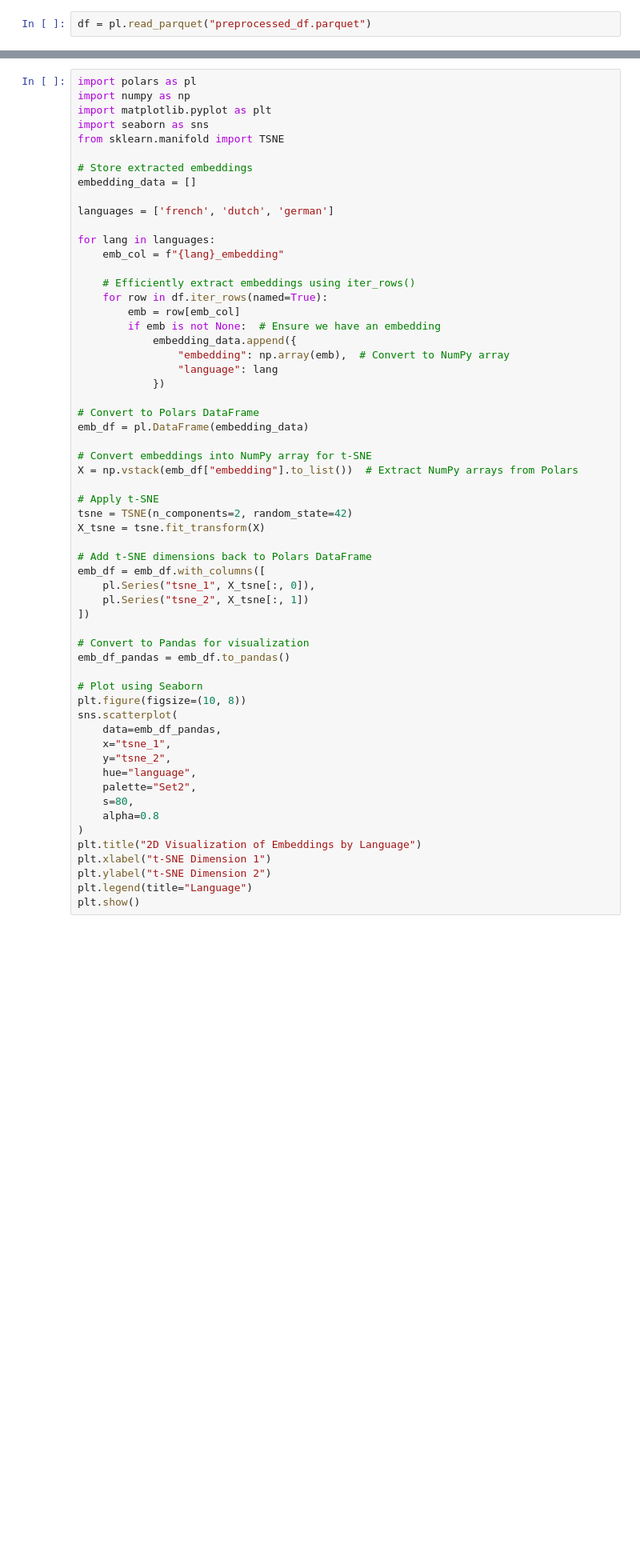
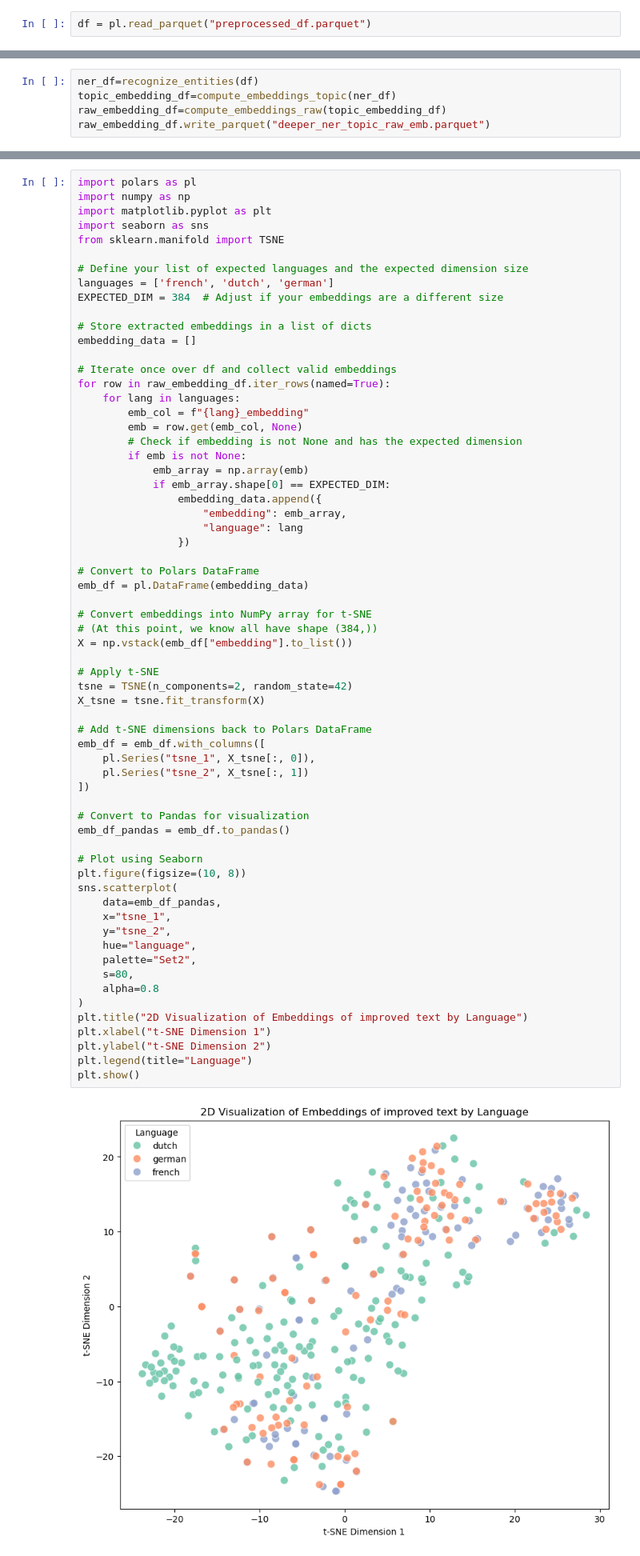
Before and after one commit to Romainkul/Datathon_KUL, a Jupyter notebook: Datathon_Preprocessing.ipynb, the cells around one changed output, grey strips where cells are left out. Shown at 80% size. Drawn from its saved outputs; the diff is of its cells as text; blank space fills up the shorter version.

Commit message:
added plots

```diff
--- a/Datathon_Preprocessing.ipynb
+++ b/Datathon_Preprocessing.ipynb
@@ -538,0 +643,5 @@ df = pl.read_parquet("preprocessed_df.parquet")
+# %%
+ner_df=recognize_entities(df)
+topic_embedding_df=compute_embeddings_topic(ner_df)
+raw_embedding_df=compute_embeddings_raw(topic_embedding_df)
+raw_embedding_df.write_parquet("deeper_ner_topic_raw_emb.parquet")
@@ -543,55 +656,62 @@ import matplotlib.pyplot as plt
 import seaborn as sns
 from sklearn.manifold import TSNE
 
-# Store extracted embeddings
+# Define your list of expected languages and the expected dimension size
+languages = ['french', 'dutch', 'german']
+EXPECTED_DIM = 384  # Adjust if your embeddings are a different size
+
+# Store extracted embeddings in a list of dicts
 embedding_data = []
 
-languages = ['french', 'dutch', 'german']
-
-for lang in languages:
-    emb_col = f"{lang}_embedding"
-
-    # Efficiently extract embeddings using iter_rows()
-    for row in df.iter_rows(named=True):
-        emb = row[emb_col]
-        if emb is not None:  # Ensure we have an embedding
-            embedding_data.append({
-                "embedding": np.array(emb),  # Convert to NumPy array
-                "language": lang
-            })
+# Iterate once over df and collect valid embeddings
+for row in raw_embedding_df.iter_rows(named=True):
+    for lang in languages:
+        emb_col = f"{lang}_embedding"
+        emb = row.get(emb_col, None)
+        # Check if embedding is not None and has the expected dimension
+        if emb is not None:
+            emb_array = np.array(emb)
+            if emb_array.shape[0] == EXPECTED_DIM:
+                embedding_data.append({
+                    "embedding": emb_array,
+                    "language": lang
+                })
 
 # Convert to Polars DataFrame
 emb_df = pl.DataFrame(embedding_data)
 
 # Convert embeddings into NumPy array for t-SNE
-X = np.vstack(emb_df["embedding"].to_list())  # Extract NumPy arrays from Polars
+# (At this point, we know all have shape (384,))
+X = np.vstack(emb_df["embedding"].to_list())
 
 # Apply t-SNE
 tsne = TSNE(n_components=2, random_state=42)
 X_tsne = tsne.fit_transform(X)
 
 # Add t-SNE dimensions back to Polars DataFrame
 emb_df = emb_df.with_columns([
     pl.Series("tsne_1", X_tsne[:, 0]),
     pl.Series("tsne_2", X_tsne[:, 1])
 ])
 
 # Convert to Pandas for visualization
 emb_df_pandas = emb_df.to_pandas()
 
 # Plot using Seaborn
 plt.figure(figsize=(10, 8))
 sns.scatterplot(
     data=emb_df_pandas,
     x="tsne_1",
     y="tsne_2",
     hue="language",
     palette="Set2",
     s=80,
     alpha=0.8
 )
-plt.title("2D Visualization of Embeddings by Language")
+plt.title("2D Visualization of Embeddings of improved text by Language")
 plt.xlabel("t-SNE Dimension 1")
 plt.ylabel("t-SNE Dimension 2")
 plt.legend(title="Language")
 plt.show()
+# %% [output]
+[figure, added]
```
Also changed, not shown: parts of 11 cells of this notebook, 2 other files.
